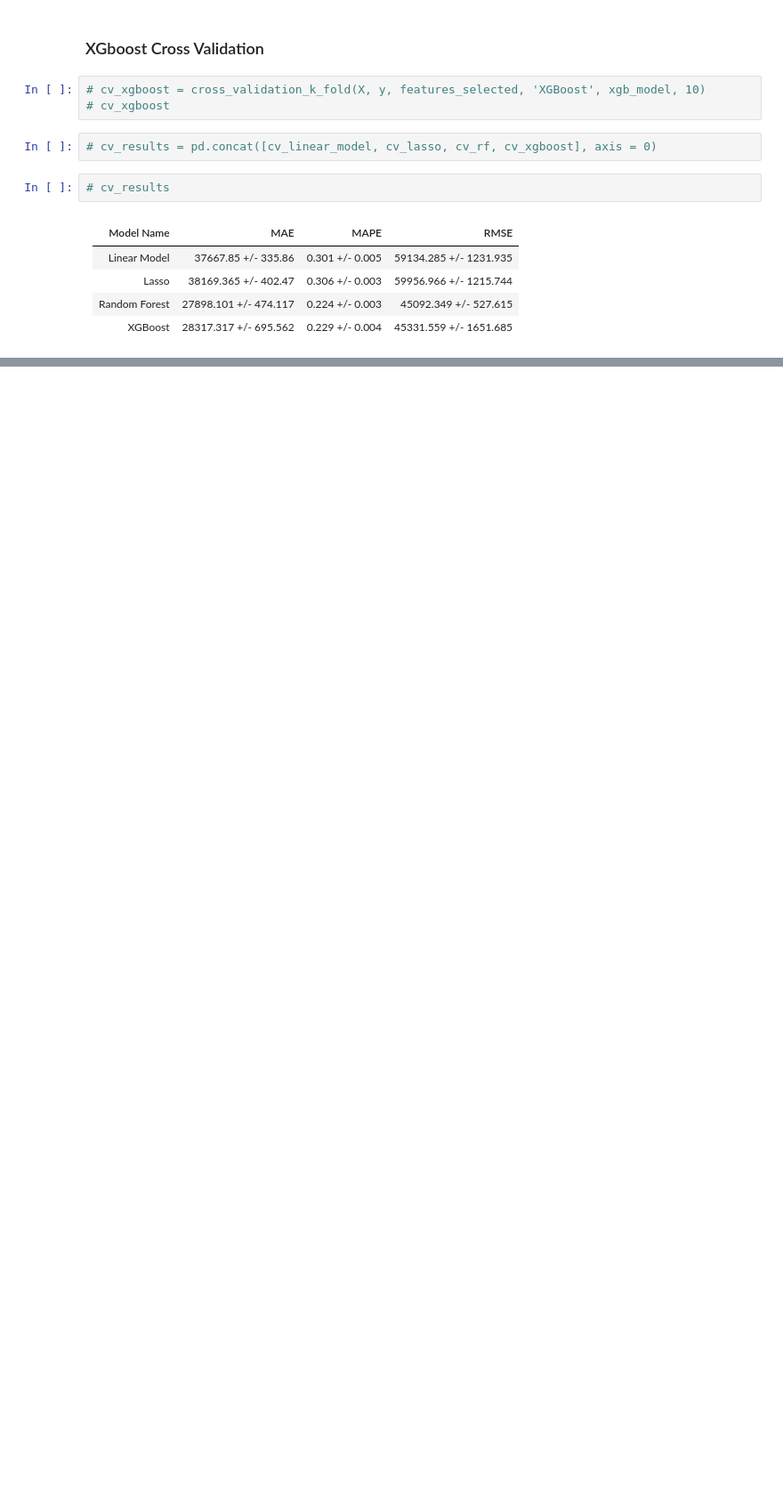
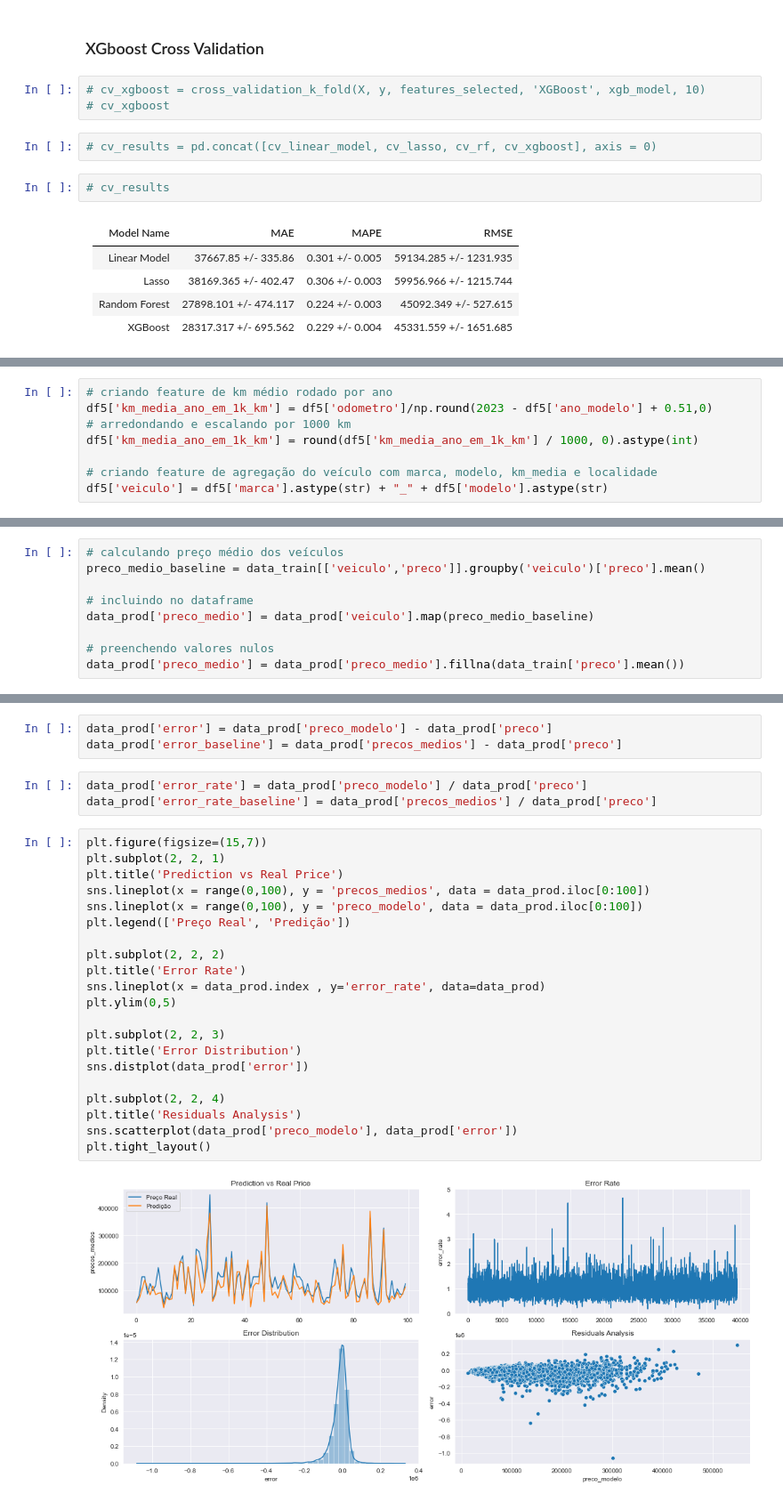
Before and after one commit to ArthurMesquita96/Mobility-Cars, a Jupyter notebook: Mobility_Cars.ipynb, the cells around one changed output, grey strips where cells are left out. Shown at 89% size. Drawn from its saved outputs; the diff is of its cells as text; blank space fills up the shorter version.

```diff
--- a/Mobility_Cars.ipynb
+++ b/Mobility_Cars.ipynb
@@ -1725,0 +1625,8 @@ plt.xticks(rotation=90);
+# %%
+# criando feature de km médio rodado por ano
+df5['km_media_ano_em_1k_km'] = df5['odometro']/np.round(2023 - df5['ano_modelo'] + 0.51,0)
+# arredondando e escalando por 1000 km
+df5['km_media_ano_em_1k_km'] = round(df5['km_media_ano_em_1k_km'] / 1000, 0).astype(int)
+
+# criando feature de agregação do veículo com marca, modelo, km_media e localidade
+df5['veiculo'] = df5['marca'].astype(str) + "_" + df5['modelo'].astype(str)
@@ -1725,0 +1641,9 @@ plt.xticks(rotation=90);
+# %%
+# calculando preço médio dos veículos
+preco_medio_baseline = data_train[['veiculo','preco']].groupby('veiculo')['preco'].mean()
+
+# incluindo no dataframe
+data_prod['preco_medio'] = data_prod['veiculo'].map(preco_medio_baseline)
+
+# preenchendo valores nulos
+data_prod['preco_medio'] = data_prod['preco_medio'].fillna(data_train['preco'].mean())
@@ -1725,0 +1713,29 @@ plt.xticks(rotation=90);
+# %%
+data_prod['error'] = data_prod['preco_modelo'] - data_prod['preco']
+data_prod['error_baseline'] = data_prod['precos_medios'] - data_prod['preco']
+# %%
+data_prod['error_rate'] = data_prod['preco_modelo'] / data_prod['preco']
+data_prod['error_rate_baseline'] = data_prod['precos_medios'] / data_prod['preco']
+# %%
+plt.figure(figsize=(15,7))
+plt.subplot(2, 2, 1)
+plt.title('Prediction vs Real Price')
+sns.lineplot(x = range(0,100), y = 'precos_medios', data = data_prod.iloc[0:100])
+sns.lineplot(x = range(0,100), y = 'preco_modelo', data = data_prod.iloc[0:100])
+plt.legend(['Preço Real', 'Predição'])
+
+plt.subplot(2, 2, 2)
+plt.title('Error Rate')
+sns.lineplot(x = data_prod.index , y='error_rate', data=data_prod)
+plt.ylim(0,5)
+
+plt.subplot(2, 2, 3)
+plt.title('Error Distribution')
+sns.distplot(data_prod['error'])
+
+plt.subplot(2, 2, 4)
+plt.title('Residuals Analysis')
+sns.scatterplot(data_prod['preco_modelo'], data_prod['error'])
+plt.tight_layout()
+# %% [output]
+[figure, added]
```
Also changed, not shown: parts of 43 cells of this notebook, 5 other files.
